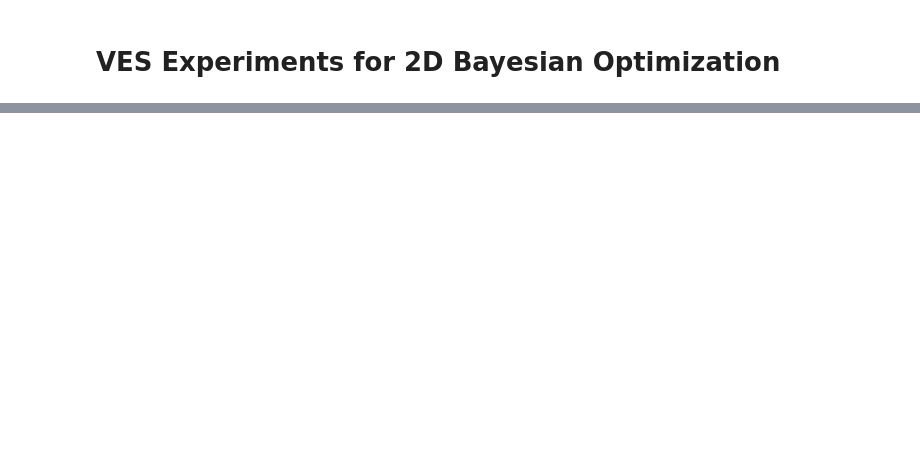
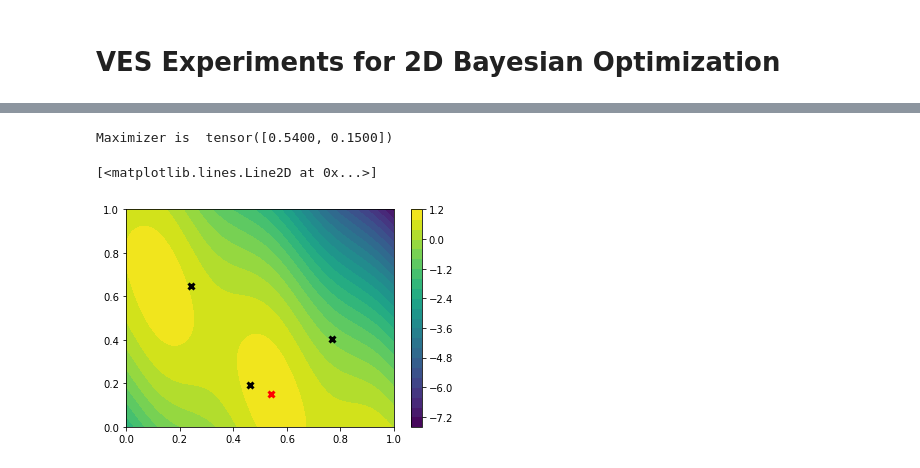
Before and after one commit to NUOJIN/variational-entropy-search, a Jupyter notebook: BO-2D.ipynb, the cells around one changed output, grey strips where cells are left out. Drawn from its saved outputs; the diff is of its cells as text; code cells hidden in the pictures; blank space fills up the shorter version.

```diff
--- a/BO-2D.ipynb
+++ b/BO-2D.ipynb
@@ -93,0 +222,32 @@ Maximizer of VES is  tensor(0.6100) tensor(0.9100)
+# %%
+def f_bh(X):
+    if isinstance(X, tuple):
+        x,y = X
+    elif X.ndim != 2:
+        x,y = X[0],X[1]
+    else:
+        x,y = X[:,0],X[:,1]
+    return -((15*y-5.1*(15*x-5)/(4*torch.pi)+5*(15*x-5)/torch.pi-6)**2
+            +(10-10/(8*torch.pi))*torch.cos(15*x-5)-44.81)/51.95
+# %%
+train_X = torch.rand(init_points, 2, dtype=torch.double)
+train_Y = f_bh(train_X).reshape(-1,1)
+bounds = torch.zeros(2,2)
+bounds[:, 1] = torch.ones(2)
+
+# plot function f
+nx,ny = 101,101 # grid size for x and y
+X1,X2 = torch.linspace(bounds[0,0],bounds[0,1],nx),torch.linspace(bounds[1,0],bounds[1,1],ny)
+Xx,Xy = torch.meshgrid(X1,X2)
+X = torch.vstack((Xx.flatten(),Xy.flatten())).T
+Y = f_bh(X)
+
+plt.contourf(Xx, Xy, f_bh((Xx,Xy)),25)
+plt.colorbar()
+plt.plot(train_X[:,0], train_X[:,1], 'kx', mew=3)
+print('Maximizer is ',X[torch.argmax(Y)])
+plt.plot(X[torch.argmax(Y)][0], X[torch.argmax(Y)][1], 'kx', mew=3, c='r')
+# %% [output]
+Maximizer is  tensor([0.5400, 0.1500])
+[<matplotlib.lines.Line2D at 0x...>]
+[figure, added]
```
Also changed, not shown: parts of 19 cells of this notebook.
